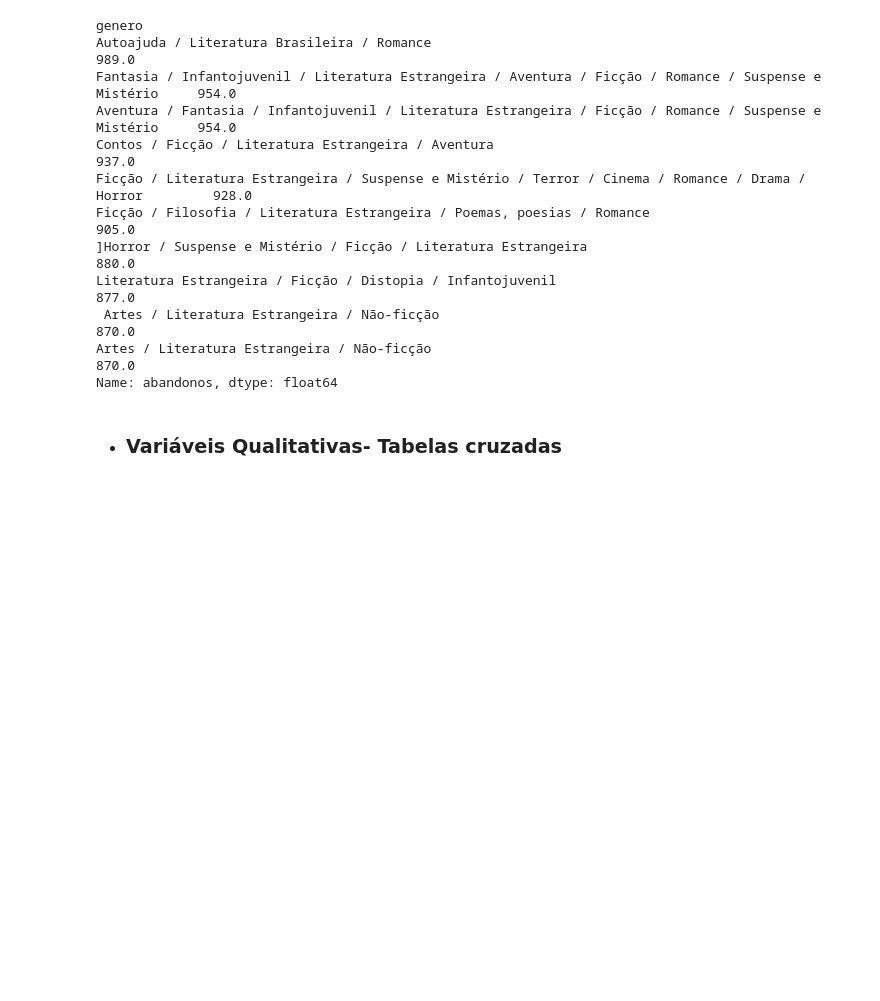
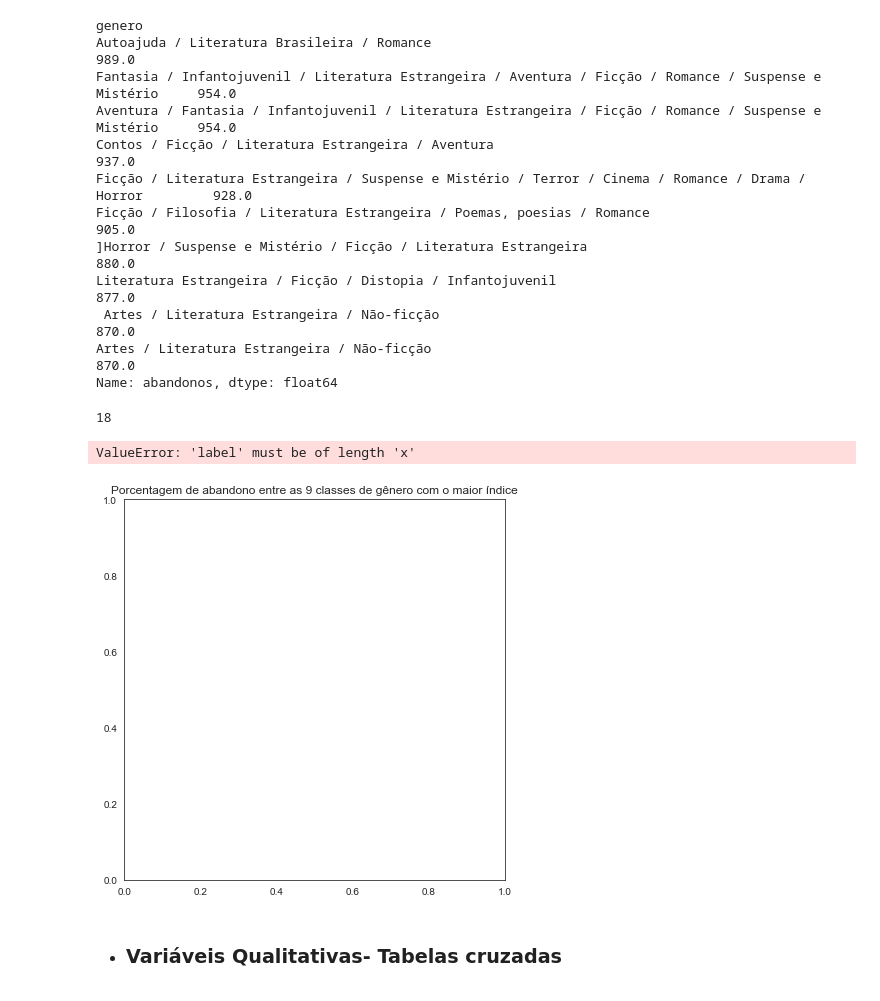
Before and after one commit to insper-classroom/22-1b-cd-p2-leandra_taina, a Jupyter notebook: Oficial (1).ipynb, the cells around one changed output. Saved outputs shown, nothing was run; the diff lists cells and outputs as text; code cells hidden in the pictures; blank space fills up the shorter version.

```diff
--- a/Oficial (1).ipynb
+++ b/Oficial (1).ipynb
@@ -210,6 +210,30 @@ Literatura Estrangeira / Ficção / Distopia / Infantojuvenil
  Artes / Literatura Estrangeira / Não-ficção                                                               870.0
 Artes / Literatura Estrangeira / Não-ficção                                                                870.0
 Name: abandonos, dtype: float64
+# %%
+lista_genero=['Autoajuda / Literatura Brasileira / Romance ', 'Fantasia / Infantojuvenil / Literatura Estrangeira / Aventura / Ficção / Romance / Suspense e Mistério', 'Aventura / Fantasia / Infantojuvenil / Literatura Estrangeira / Ficção / Romance / Suspense e Mistério', 'Contos / Ficção / Literatura Estrangeira / Aventura','Ficção / Literatura Estrangeira / Suspense e Mistério / Terror / Cinema / Romance / Drama / Horror','Ficção / Filosofia / Literatura Estrangeira / Poemas, poesias / Romance','Horror / Suspense e Mistério / Ficção / Literatura Estrangeira','Literatura Estrangeira / Ficção / Distopia / Infantojuvenil','Artes / Literatura Estrangeira / Não-ficção ']
+base2=dados.groupby(["genero"]).abandonos.mean().sort_values(ascending=False).head(9)
+dados.groupby(["editora"]).abandonos.mean().sort_values(ascending=False).head(9)
+
+lista_valores= []
+for gen in base2:
+    lista_genero.append(gen)
+
+
+#criando gráfico de pizza
+print(len(lista_genero))
+explode=(0.1,0,0,0,0,0,0,0,0,0,0,0,0,0,0,0,0,0,0)
+plt.figure(figsize=(9, 7))
+plt.title('Porcentagem de abandono entre as 9 classes de gênero com o maior índice')
+plt.pie(lista_valores, explode=explode, labels=lista_genero, autopct='%1.1f%%', shadow=True, startangle=90)
+plt.legend(lista_genero, bbox_to_anchor=(1.3,1), loc='upper right')
+plt.axis('equal')
+plt.tight_layout()
+plt.show()
+# %% [output]
+18
+ValueError: 'label' must be of length 'x'
+[figure, added]
 # %%
 lista=[]
 abandonos=dados.abandonos
```
Also changed, not shown: parts of 6 cells of this notebook.
